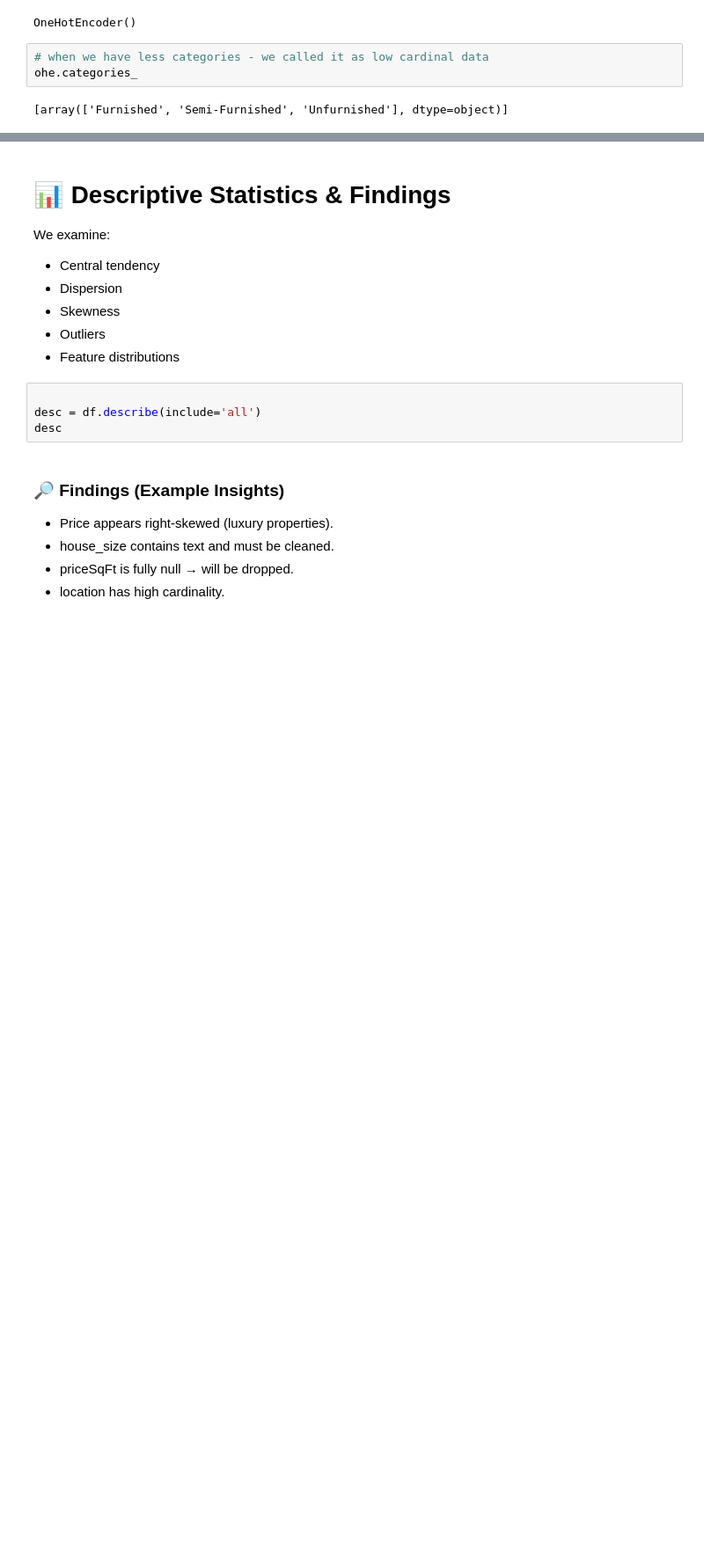
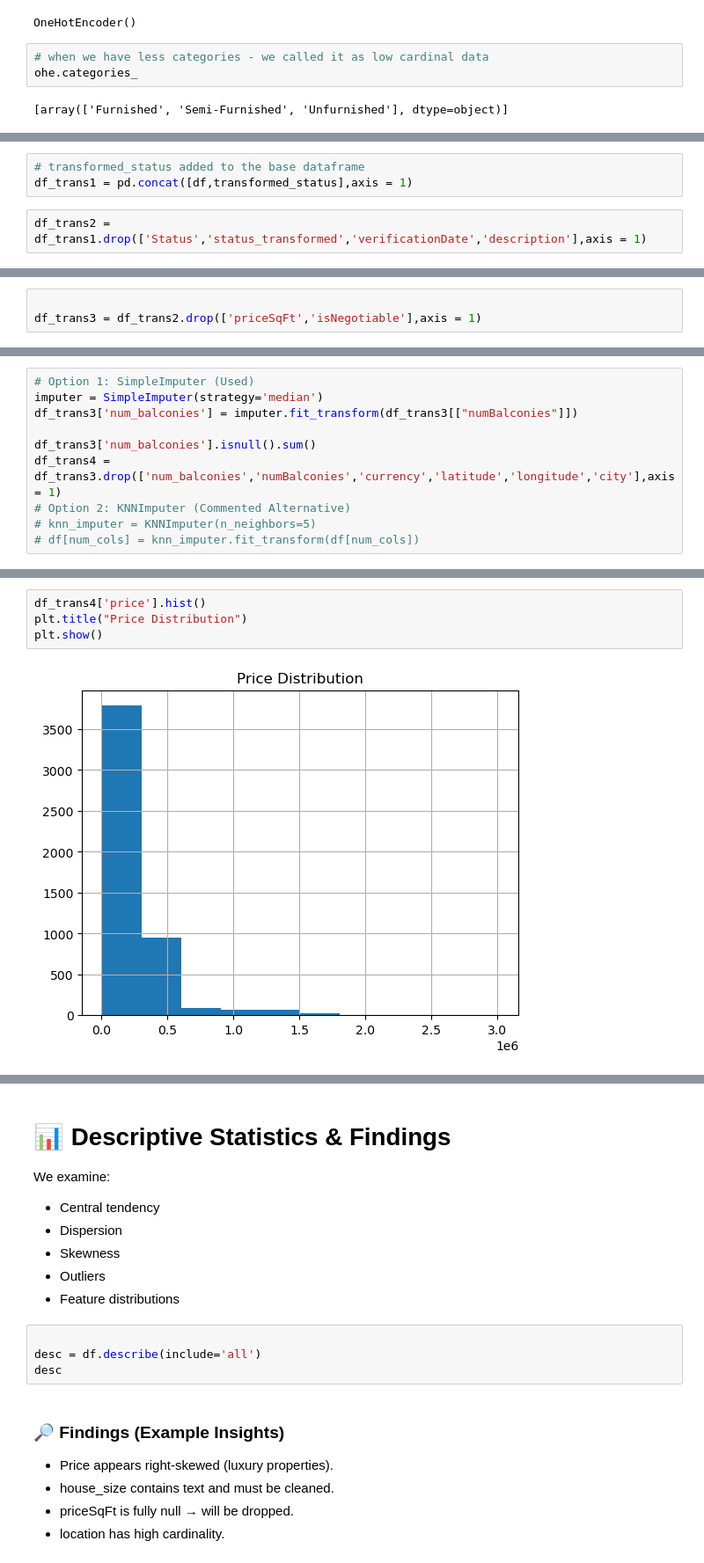
Before and after one commit to ankitkrsingh05/sms_lucknow, a Jupyter notebook: Delhi_Housing_Optimized_Advanced_Project.ipynb, the cells around one changed output, grey strips where cells are left out. Shown at 88% size. Drawn from its saved outputs; the diff is of its cells as text; blank space fills up the shorter version.

```diff
--- a/Delhi_Housing_Optimized_Advanced_Project.ipynb
+++ b/Delhi_Housing_Optimized_Advanced_Project.ipynb
@@ -134,0 +122,5 @@ pd.DataFrame(ohe.transform(df[["Status"]],).toarray(),columns = ['Furnished', 'S
+# %%
+# transformed_status added to the base dataframe
+df_trans1 = pd.concat([df,transformed_status],axis = 1)
+# %%
+df_trans2 = df_trans1.drop(['Status','status_transformed','verificationDate','description'],axis = 1)
@@ -134,0 +147,3 @@ pd.DataFrame(ohe.transform(df[["Status"]],).toarray(),columns = ['Furnished', 'S
+# %%
+
+df_trans3 = df_trans2.drop(['priceSqFt','isNegotiable'],axis = 1)
@@ -134,0 +180,10 @@ pd.DataFrame(ohe.transform(df[["Status"]],).toarray(),columns = ['Furnished', 'S
+# %%
+# Option 1: SimpleImputer (Used)
+imputer = SimpleImputer(strategy='median')
+df_trans3['num_balconies'] = imputer.fit_transform(df_trans3[["numBalconies"]])
+
+df_trans3['num_balconies'].isnull().sum()
+df_trans4 = df_trans3.drop(['num_balconies','numBalconies','currency','latitude','longitude','city'],axis = 1)
+# Option 2: KNNImputer (Commented Alternative)
+# knn_imputer = KNNImputer(n_neighbors=5)
+# df[num_cols] = knn_imputer.fit_transform(df[num_cols])
@@ -134,0 +206,6 @@ pd.DataFrame(ohe.transform(df[["Status"]],).toarray(),columns = ['Furnished', 'S
+# %%
+df_trans4['price'].hist()
+plt.title("Price Distribution")
+plt.show()
+# %% [output]
+[figure, added]
```
Also changed, not shown: parts of 20 cells of this notebook.
